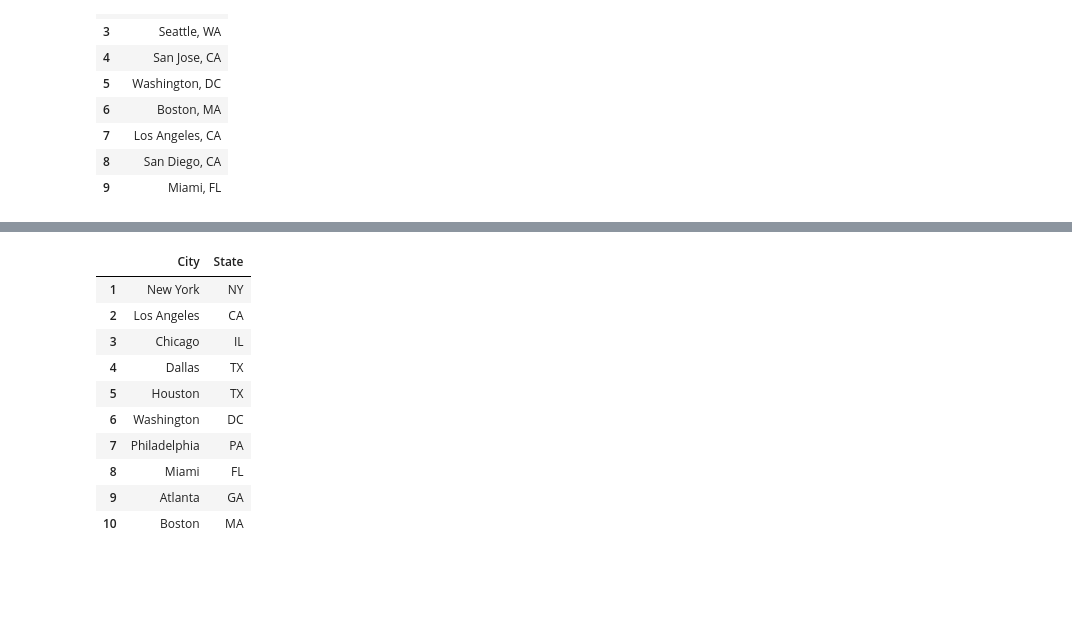
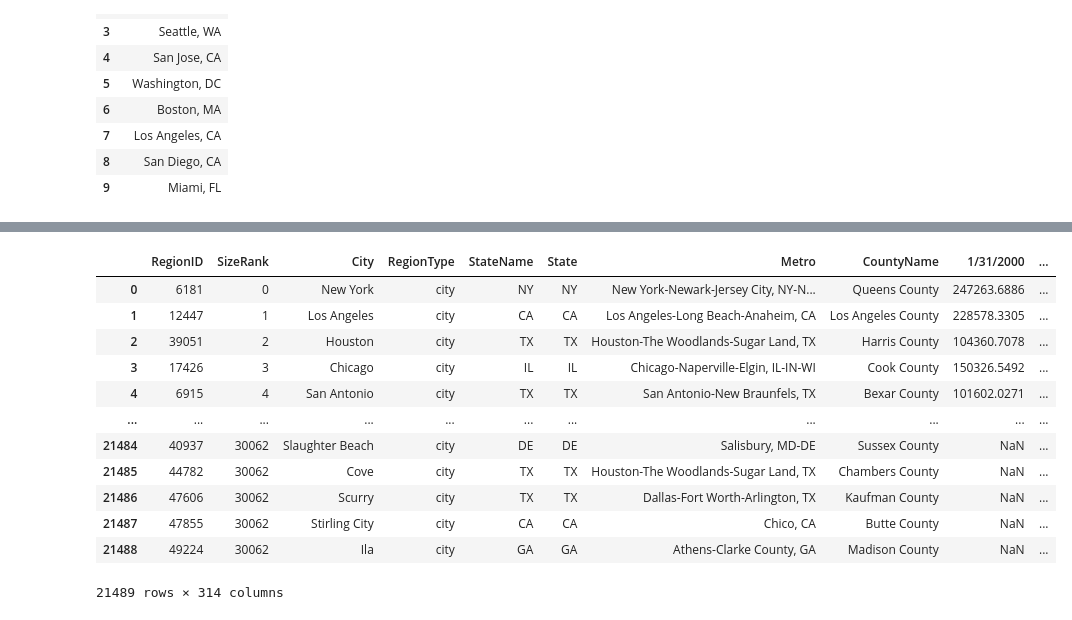
Before and after one commit to nolan-debord/Salary_Database, a Jupyter notebook: notebooks/01_inspect_data.ipynb, the cells around one changed output, grey strips where cells are left out. Saved outputs shown, nothing was run; the diff lists cells and outputs as text; code cells hidden in the pictures; blank space fills up the shorter version.

```diff
--- a/notebooks/01_inspect_data.ipynb
+++ b/notebooks/01_inspect_data.ipynb
@@ -161,27 +307,28 @@ salary_df[['City', 'State']].head(10)
 # %%
-# Remove the State level rows from the housing_df dataset
-# Will only keep rows where the RegionName contains a , like "Houston, TX"
-# Will eliminate "USA", "TX" and other single state/country references
-housing_df = housing_df[housing_df['RegionName'].str.contains(",")]
-
-# Seperate the city, state into two seperate columns for better matching
-housing_df[['City', 'State']] = housing_df['RegionName'].str.split(",", expand=True)
+# remane our city and state columns
+housing_df = housing_df.rename(columns={
+    'RegionName': 'City'
+})
 
 # Trim Whitespace from city and state columns
 housing_df['City'] = housing_df['City'].str.strip()
 housing_df['State'] = housing_df['State'].str.strip()
 
 # Verify changes
 housing_df[['City', 'State']].head(10)
+
+housing_df
 # %% [output]
-|  | City | State |
-| 1 | New York | NY |
-| 2 | Los Angeles | CA |
-| 3 | Chicago | IL |
-| 4 | Dallas | TX |
-| 5 | Houston | TX |
-| 6 | Washington | DC |
-| 7 | Philadelphia | PA |
-| 8 | Miami | FL |
-| 9 | Atlanta | GA |
-| 10 | Boston | MA |
+|  | RegionID | SizeRank | City | RegionType | StateName | State | Metro | CountyName | 1/31/2000 | ... |
+| 0 | 6181 | 0 | New York | city | NY | NY | New York-Newark-Jersey City, NY-N... | Queens County | 247263.6886 | ... |
+| 1 | 12447 | 1 | Los Angeles | city | CA | CA | Los Angeles-Long Beach-Anaheim, CA | Los Angeles County | 228578.3305 | ... |
+| 2 | 39051 | 2 | Houston | city | TX | TX | Houston-The Woodlands-Sugar Land, TX | Harris County | 104360.7078 | ... |
+| 3 | 17426 | 3 | Chicago | city | IL | IL | Chicago-Naperville-Elgin, IL-IN-WI | Cook County | 150326.5492 | ... |
+| 4 | 6915 | 4 | San Antonio | city | TX | TX | San Antonio-New Braunfels, TX | Bexar County | 101602.0271 | ... |
+| ... | ... | ... | ... | ... | ... | ... | ... | ... | ... | ... |
+| 21484 | 40937 | 30062 | Slaughter Beach | city | DE | DE | Salisbury, MD-DE | Sussex County | NaN | ... |
+| 21485 | 44782 | 30062 | Cove | city | TX | TX | Houston-The Woodlands-Sugar Land, TX | Chambers County | NaN | ... |
+| 21486 | 47606 | 30062 | Scurry | city | TX | TX | Dallas-Fort Worth-Arlington, TX | Kaufman County | NaN | ... |
+| 21487 | 47855 | 30062 | Stirling City | city | CA | CA | Chico, CA | Butte County | NaN | ... |
+| 21488 | 49224 | 30062 | Ila | city | GA | GA | Athens-Clarke County, GA | Madison County | NaN | ... |
+21489 rows × 314 columns
```
Also changed, not shown: parts of 44 cells of this notebook, 6 other files.
